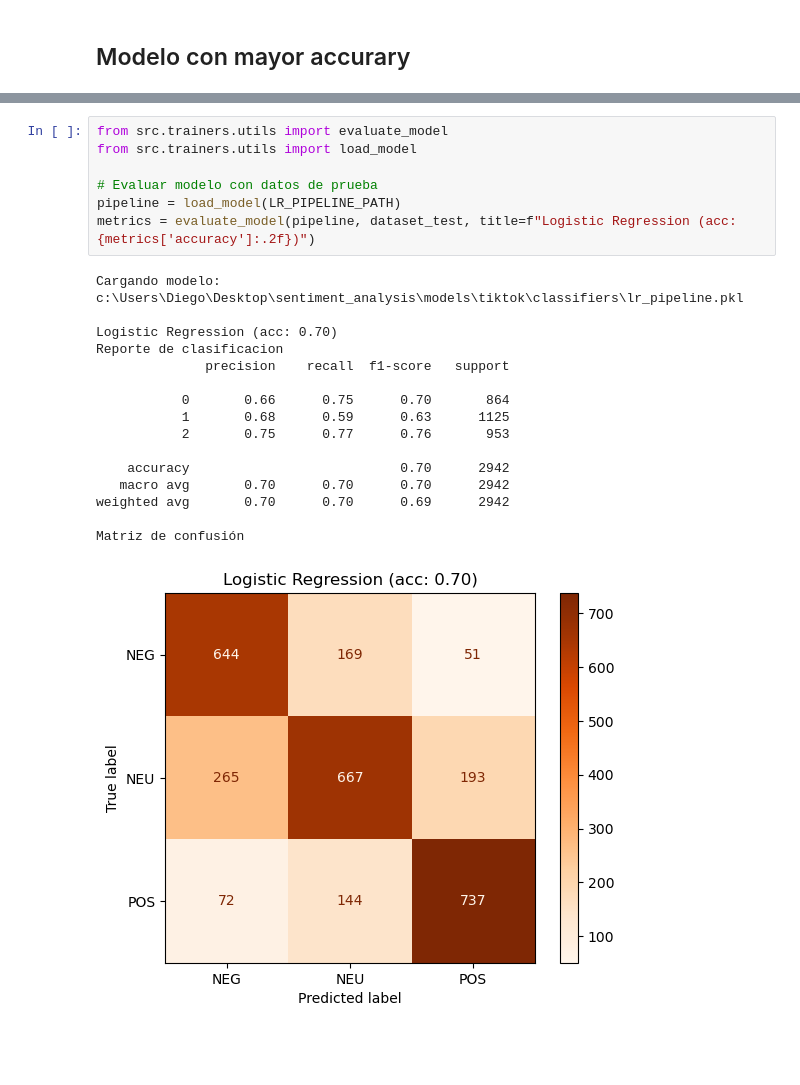
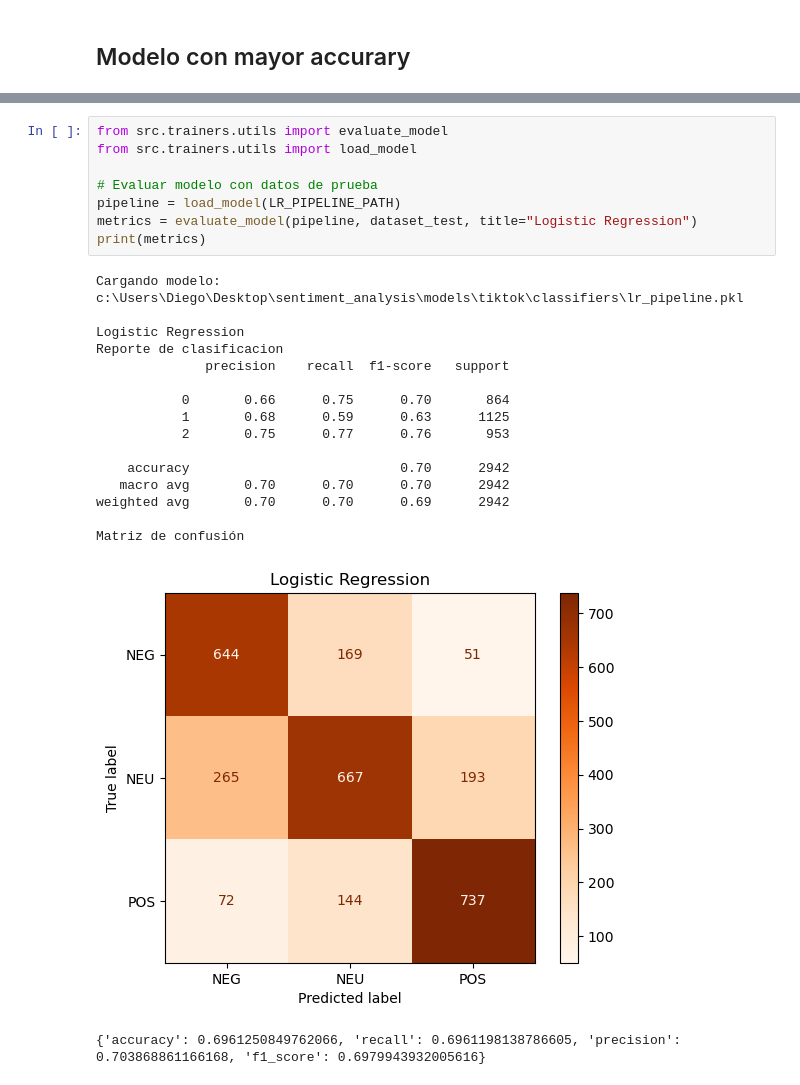
Before and after one commit to diegourielvr/sentiment_analysis, a Jupyter notebook: notebooks/tiktok/04_LR_tiktok.ipynb, the cells around one changed output, grey strips where cells are left out. Saved outputs shown, nothing was run; the diff lists cells and outputs as text; blank space fills up the shorter version.

```diff
--- a/notebooks/tiktok/04_LR_tiktok.ipynb
+++ b/notebooks/tiktok/04_LR_tiktok.ipynb
@@ -147,24 +149,26 @@ Modelo guardado en: c:\Users\Diego\Desktop\sentiment_analysis\models\tiktok\clas
 # %%
 from src.trainers.utils import evaluate_model
 from src.trainers.utils import load_model
 
 # Evaluar modelo con datos de prueba
 pipeline = load_model(LR_PIPELINE_PATH)
-metrics = evaluate_model(pipeline, dataset_test, title=f"Logistic Regression (acc: {metrics['accuracy']:.2f})")
+metrics = evaluate_model(pipeline, dataset_test, title="Logistic Regression")
+print(metrics)
 # %% [output]
 Cargando modelo: c:\Users\Diego\Desktop\sentiment_analysis\models\tiktok\classifiers\lr_pipeline.pkl
 
-Logistic Regression (acc: 0.70)
+Logistic Regression
 Reporte de clasificacion
               precision    recall  f1-score   support
 
            0       0.66      0.75      0.70       864
            1       0.68      0.59      0.63      1125
            2       0.75      0.77      0.76       953
 
     accuracy                           0.70      2942
    macro avg       0.70      0.70      0.70      2942
 weighted avg       0.70      0.70      0.69      2942
 
 Matriz de confusión
-[figure, old version]
+[figure, new version]
+{'accuracy': 0.6961250849762066, 'recall': 0.6961198138786605, 'precision': 0.703868861166168, 'f1_score': 0.6979943932005616}
```
Also changed, not shown: parts of 4 cells of this notebook, 14 other files.
